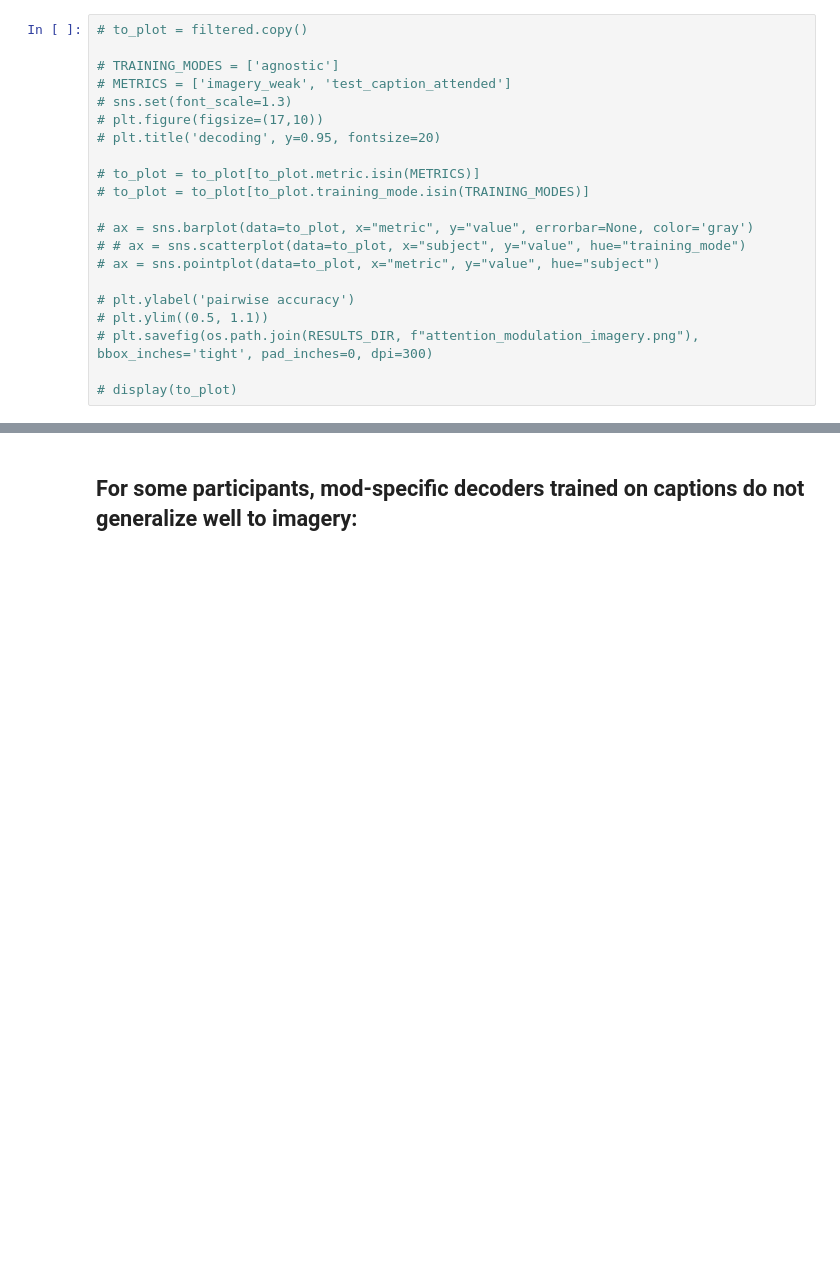
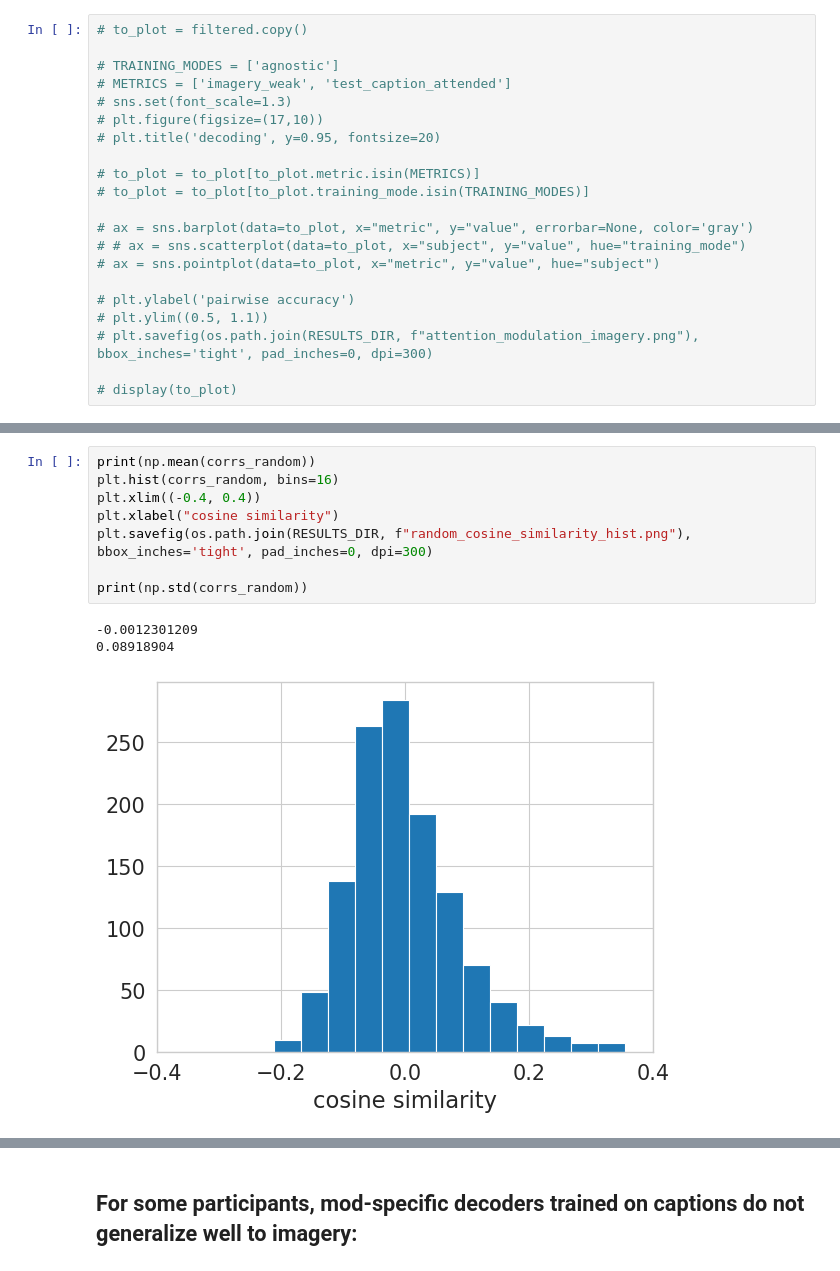
Before and after one commit to mitjanikolaus/multimodal_decoding, a Jupyter notebook: notebooks/analysis_imagery.ipynb, the cells around one changed output, grey strips where cells are left out. Saved outputs shown, nothing was run; the diff lists cells and outputs as text; blank space fills up the shorter version.

```diff
--- a/notebooks/analysis_imagery.ipynb
+++ b/notebooks/analysis_imagery.ipynb
@@ -202,0 +323,12 @@ ttest (images vs. captions):  TtestResult(statistic=4.177224978834463, pvalue=0.
+# %%
+print(np.mean(corrs_random))
+plt.hist(corrs_random, bins=16)
+plt.xlim((-0.4, 0.4))
+plt.xlabel("cosine similarity")
+plt.savefig(os.path.join(RESULTS_DIR, f"random_cosine_similarity_hist.png"), bbox_inches='tight', pad_inches=0, dpi=300)
+
+print(np.std(corrs_random))
+# %% [output]
+-0.0012301209
+0.08918904
+[figure, added]
```
Also changed, not shown: parts of 10 cells of this notebook, 1 other file.
